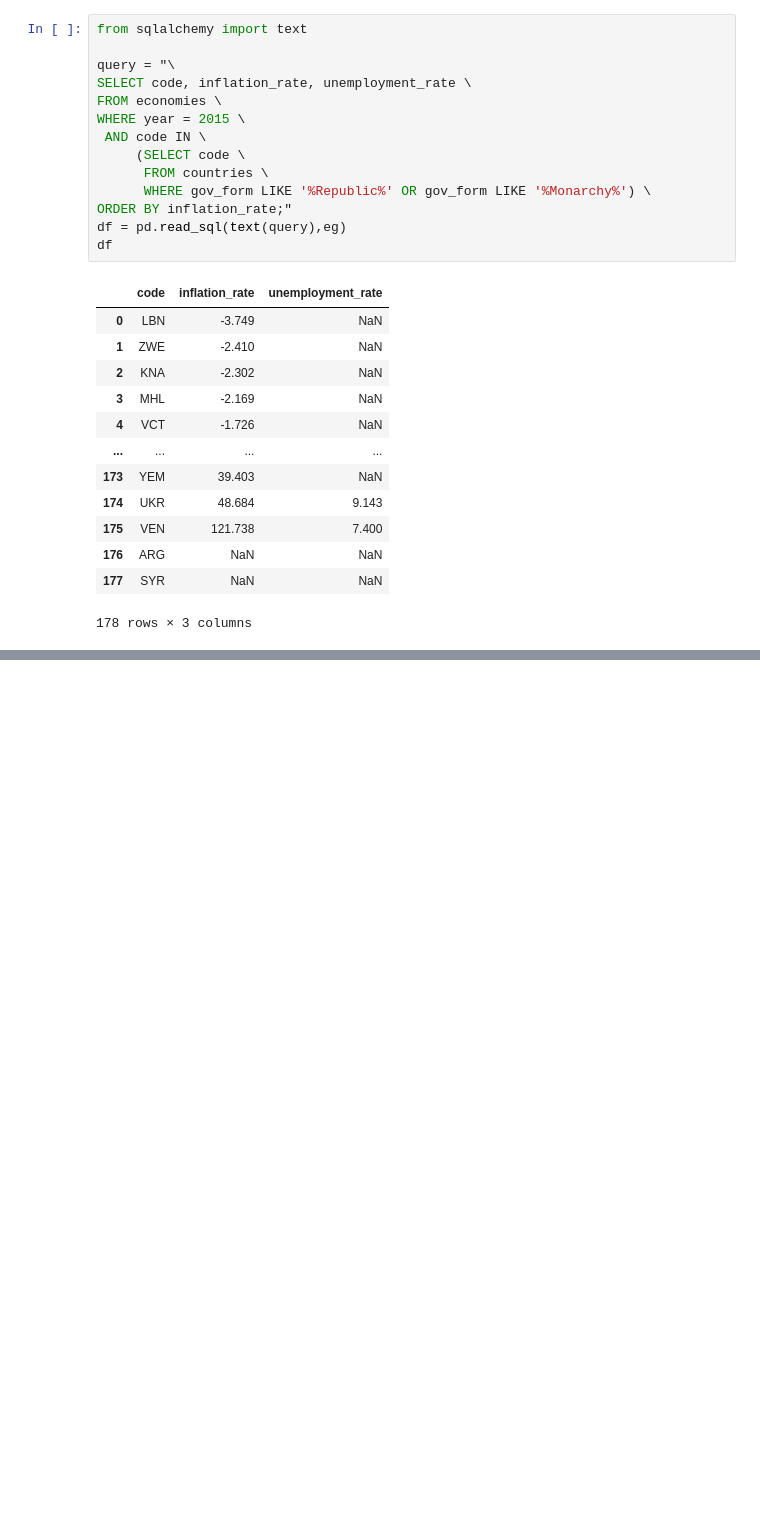
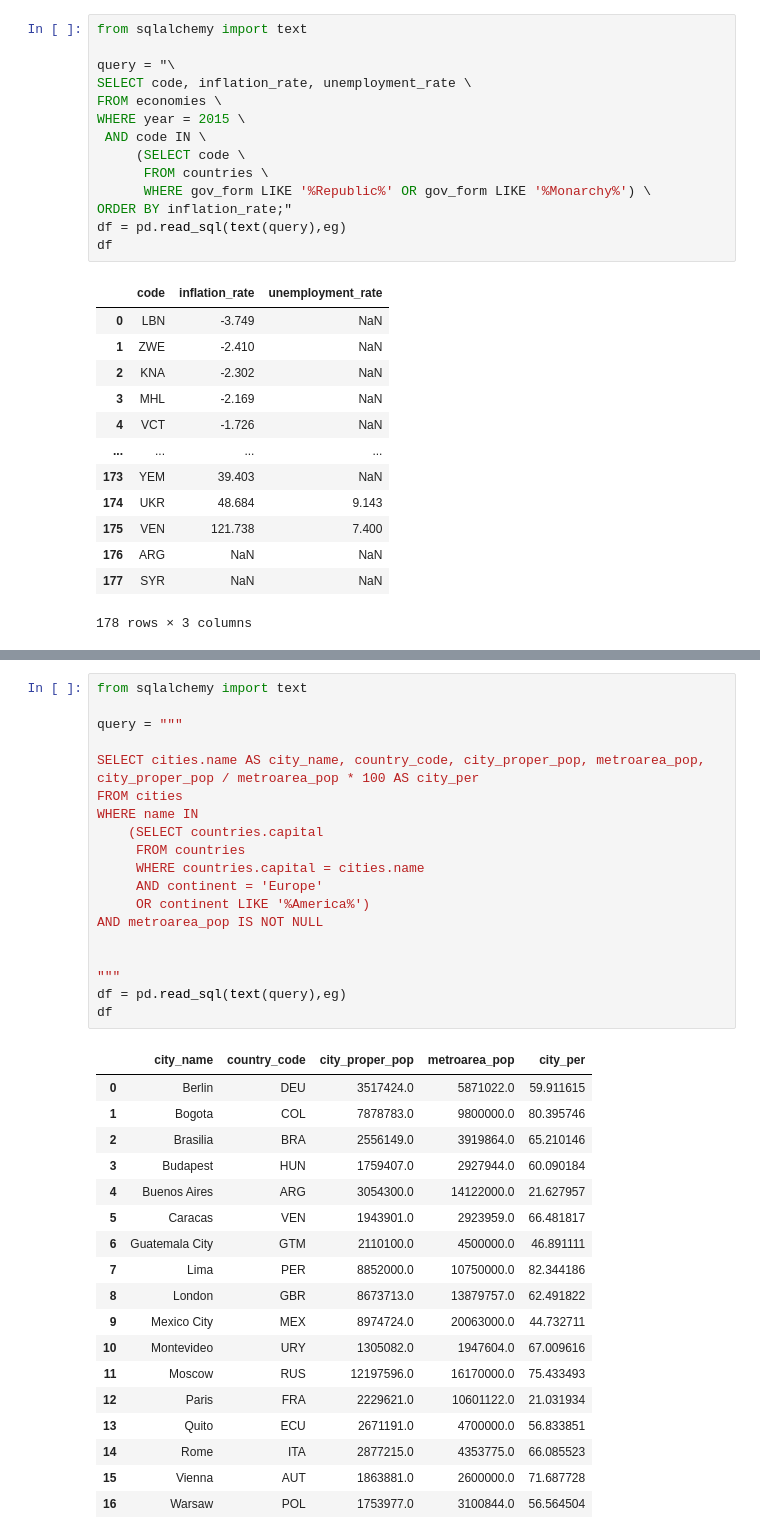
Before and after one commit to RheoTechnicalX/SQL_Training, a Jupyter notebook: 3joiningdata1.ipynb, the cells around one changed output, grey strips where cells are left out. Drawn from its saved outputs; the diff is of its cells as text; blank space fills up the shorter version.

```diff
--- a/3joiningdata1.ipynb
+++ b/3joiningdata1.ipynb
@@ -658,0 +1369,38 @@ LIMIT 10;
+# %%
+from sqlalchemy import text
+
+query = """
+
+SELECT cities.name AS city_name, country_code, city_proper_pop, metroarea_pop, city_proper_pop / metroarea_pop * 100 AS city_per
+FROM cities
+WHERE name IN
+    (SELECT countries.capital
+     FROM countries
+     WHERE countries.capital = cities.name
+     AND continent = 'Europe'
+     OR continent LIKE '%America%')
+AND metroarea_pop IS NOT NULL
+
+
+"""
+df = pd.read_sql(text(query),eg)
+df
+# %% [output]
+|  | city_name | country_code | city_proper_pop | metroarea_pop | city_per |
+| 0 | Berlin | DEU | 3517424.0 | 5871022.0 | 59.911615 |
+| 1 | Bogota | COL | 7878783.0 | 9800000.0 | 80.395746 |
+| 2 | Brasilia | BRA | 2556149.0 | 3919864.0 | 65.210146 |
+| 3 | Budapest | HUN | 1759407.0 | 2927944.0 | 60.090184 |
+| 4 | Buenos Aires | ARG | 3054300.0 | 14122000.0 | 21.627957 |
+| 5 | Caracas | VEN | 1943901.0 | 2923959.0 | 66.481817 |
+| 6 | Guatemala City | GTM | 2110100.0 | 4500000.0 | 46.891111 |
+| 7 | Lima | PER | 8852000.0 | 10750000.0 | 82.344186 |
+| 8 | London | GBR | 8673713.0 | 13879757.0 | 62.491822 |
+| 9 | Mexico City | MEX | 8974724.0 | 20063000.0 | 44.732711 |
+| 10 | Montevideo | URY | 1305082.0 | 1947604.0 | 67.009616 |
+| 11 | Moscow | RUS | 12197596.0 | 16170000.0 | 75.433493 |
+| 12 | Paris | FRA | 2229621.0 | 10601122.0 | 21.031934 |
+| 13 | Quito | ECU | 2671191.0 | 4700000.0 | 56.833851 |
+| 14 | Rome | ITA | 2877215.0 | 4353775.0 | 66.085523 |
+| 15 | Vienna | AUT | 1863881.0 | 2600000.0 | 71.687728 |
+| 16 | Warsaw | POL | 1753977.0 | 3100844.0 | 56.564504 |
```
Also changed, not shown: parts of 42 cells of this notebook.
